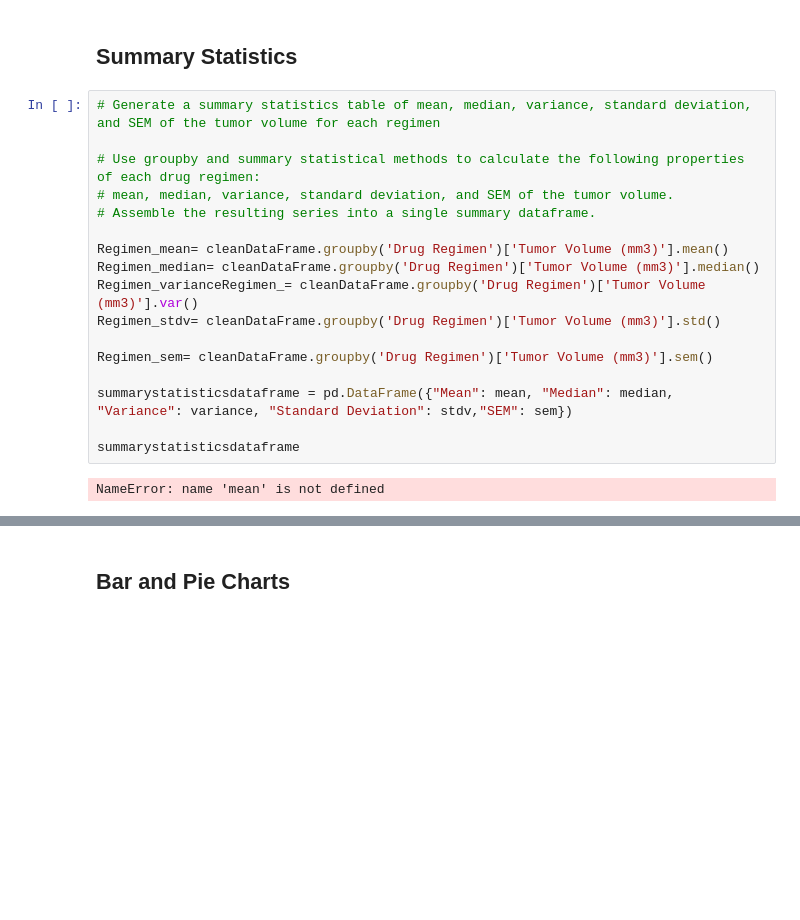
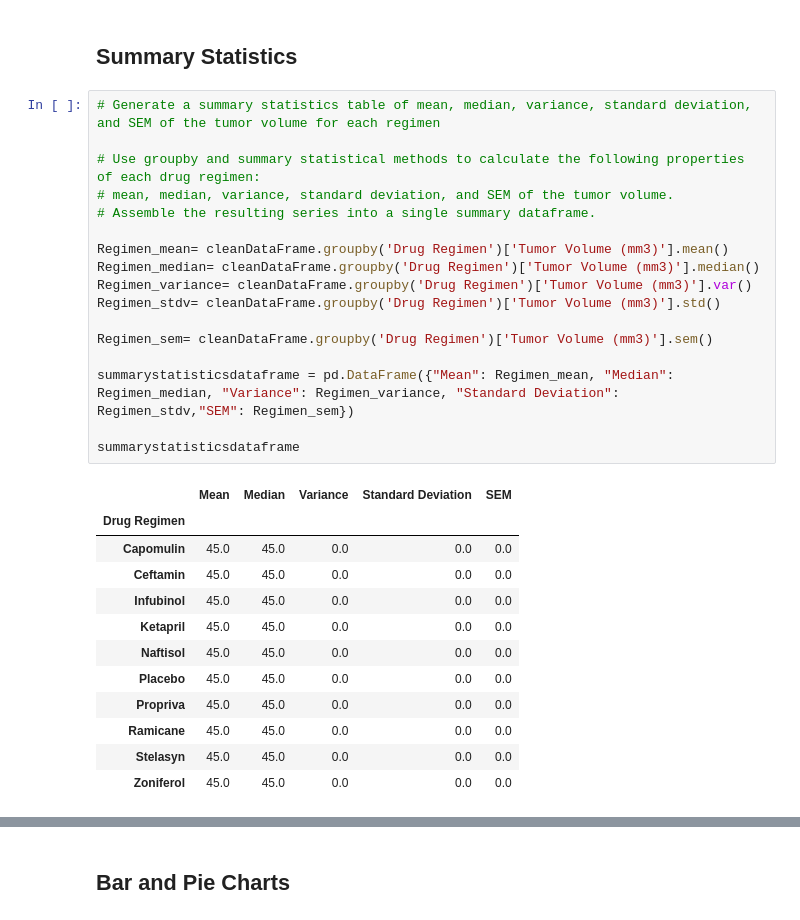
Before and after one commit to edo2021/MatplotlibChallenge, a Jupyter notebook: Pymaceuticals/pymaceuticals.ipynb, the cells around one changed output, grey strips where cells are left out. Cells and saved outputs as stored; diff of their text form; blank space fills up the shorter version.

Commit message:
genarate summary stastics

```diff
--- a/Pymaceuticals/pymaceuticals.ipynb
+++ b/Pymaceuticals/pymaceuticals.ipynb
@@ -124,22 +124,33 @@ MouseCleen_Number
 # %%
 # Generate a summary statistics table of mean, median, variance, standard deviation, and SEM of the tumor volume for each regimen
 
 # Use groupby and summary statistical methods to calculate the following properties of each drug regimen:
 # mean, median, variance, standard deviation, and SEM of the tumor volume.
 # Assemble the resulting series into a single summary dataframe.
 
 Regimen_mean= cleanDataFrame.groupby('Drug Regimen')['Tumor Volume (mm3)'].mean()
 Regimen_median= cleanDataFrame.groupby('Drug Regimen')['Tumor Volume (mm3)'].median()
-Regimen_varianceRegimen_= cleanDataFrame.groupby('Drug Regimen')['Tumor Volume (mm3)'].var()
+Regimen_variance= cleanDataFrame.groupby('Drug Regimen')['Tumor Volume (mm3)'].var()
 Regimen_stdv= cleanDataFrame.groupby('Drug Regimen')['Tumor Volume (mm3)'].std()
 
 Regimen_sem= cleanDataFrame.groupby('Drug Regimen')['Tumor Volume (mm3)'].sem()
 
-summarystatisticsdataframe = pd.DataFrame({"Mean": mean, "Median": median, "Variance": variance, "Standard Deviation": stdv,"SEM": sem})
+summarystatisticsdataframe = pd.DataFrame({"Mean": Regimen_mean, "Median": Regimen_median, "Variance": Regimen_variance, "Standard Deviation": Regimen_stdv,"SEM": Regimen_sem})
 
 summarystatisticsdataframe
 # %% [output]
-NameError: name 'mean' is not defined
+|  | Mean | Median | Variance | Standard Deviation | SEM |
+| Drug Regimen |  |  |  |  |  |
+| Capomulin | 45.0 | 45.0 | 0.0 | 0.0 | 0.0 |
+| Ceftamin | 45.0 | 45.0 | 0.0 | 0.0 | 0.0 |
+| Infubinol | 45.0 | 45.0 | 0.0 | 0.0 | 0.0 |
+| Ketapril | 45.0 | 45.0 | 0.0 | 0.0 | 0.0 |
+| Naftisol | 45.0 | 45.0 | 0.0 | 0.0 | 0.0 |
+| Placebo | 45.0 | 45.0 | 0.0 | 0.0 | 0.0 |
+| Propriva | 45.0 | 45.0 | 0.0 | 0.0 | 0.0 |
+| Ramicane | 45.0 | 45.0 | 0.0 | 0.0 | 0.0 |
+| Stelasyn | 45.0 | 45.0 | 0.0 | 0.0 | 0.0 |
+| Zoniferol | 45.0 | 45.0 | 0.0 | 0.0 | 0.0 |
 # %%
 # Generate a summary statistics table of mean, median, variance, standard deviation, and SEM of the tumor volume for each regimen
 
```
Also changed, not shown: parts of 1 cell of this notebook.
